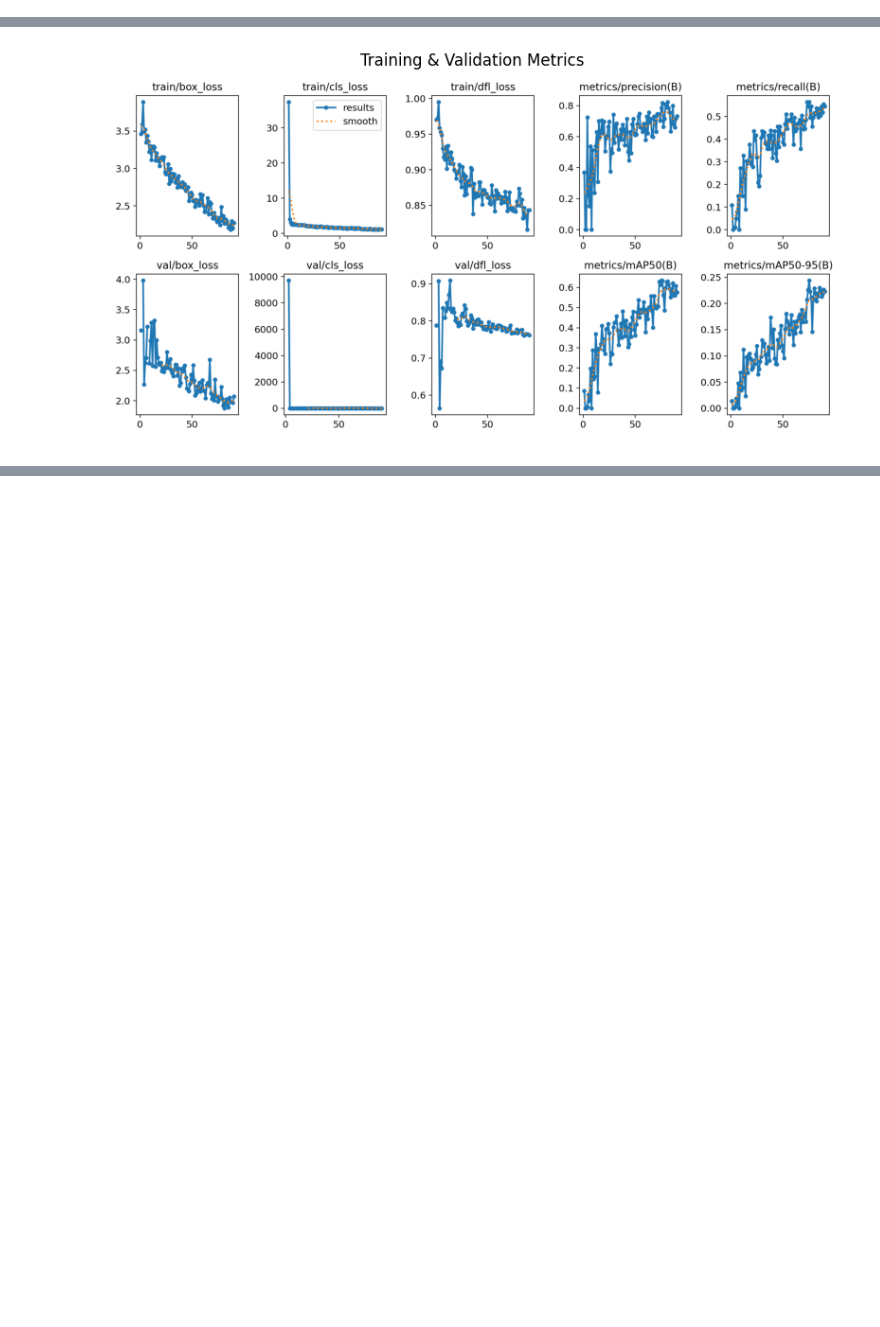
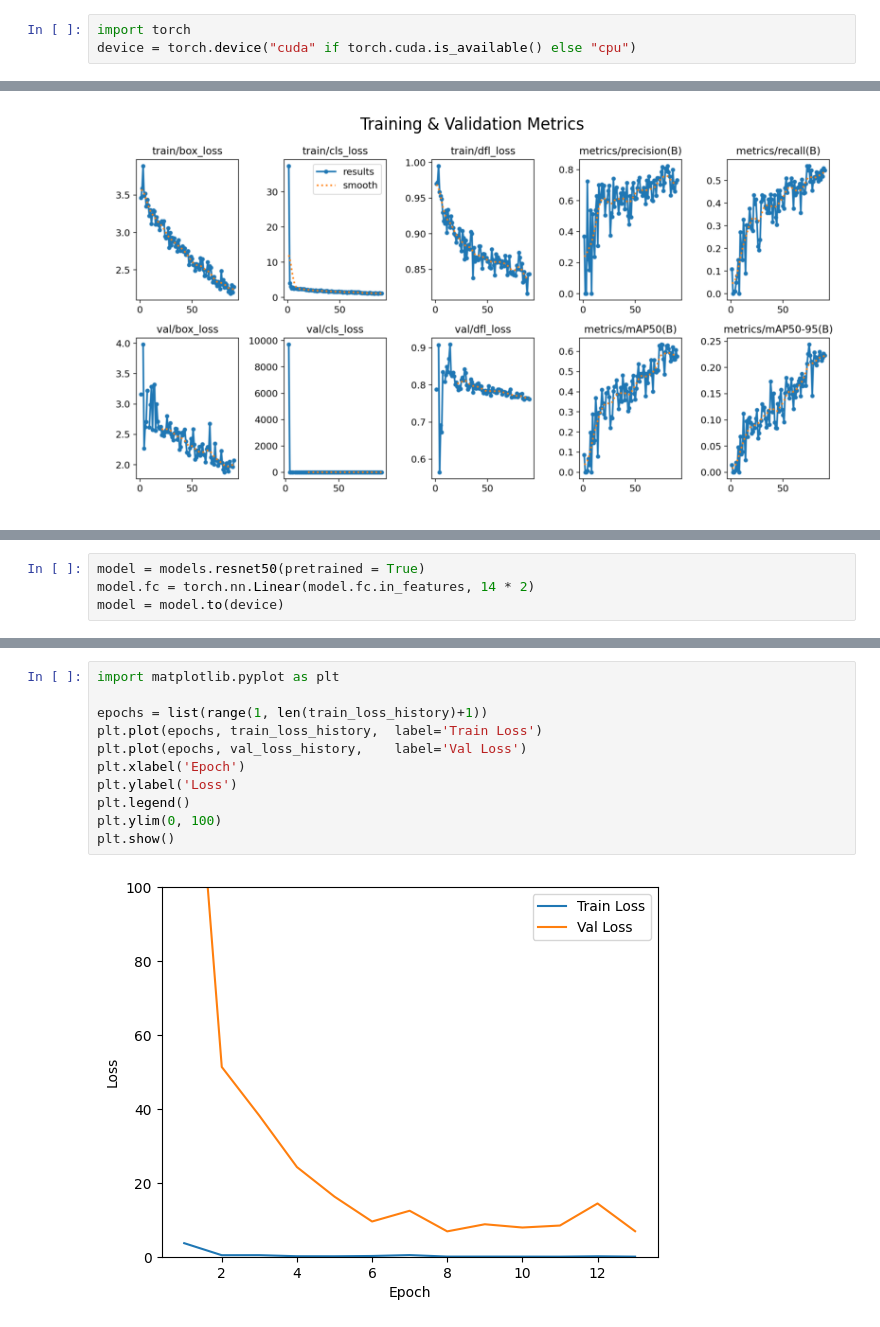
Before and after one commit to jacdiste/NeuralTennis, a Jupyter notebook: NeuralTennis.ipynb, the cells around one changed output, grey strips where cells are left out. Saved outputs shown, nothing was run; the diff lists cells and outputs as text; blank space fills up the shorter version.

Commit message:
kp trainings

```diff
--- a/NeuralTennis.ipynb
+++ b/NeuralTennis.ipynb
@@ -9,0 +16,3 @@ Mounted at /content/drive
+# %%
+import torch
+device = torch.device("cuda" if torch.cuda.is_available() else "cpu")
@@ -308,0 +190,4 @@ print("✅ COCO JSON OK!")
+# %%
+model = models.resnet50(pretrained = True)
+model.fc = torch.nn.Linear(model.fc.in_features, 14 * 2)
+model = model.to(device)
@@ -308,0 +291,13 @@ print("✅ COCO JSON OK!")
+# %%
+import matplotlib.pyplot as plt
+
+epochs = list(range(1, len(train_loss_history)+1))
+plt.plot(epochs, train_loss_history,  label='Train Loss')
+plt.plot(epochs, val_loss_history,    label='Val Loss')
+plt.xlabel('Epoch')
+plt.ylabel('Loss')
+plt.legend()
+plt.ylim(0, 100)
+plt.show()
+# %% [output]
+[figure, added]
```
Also changed, not shown: parts of 30 cells of this notebook.
